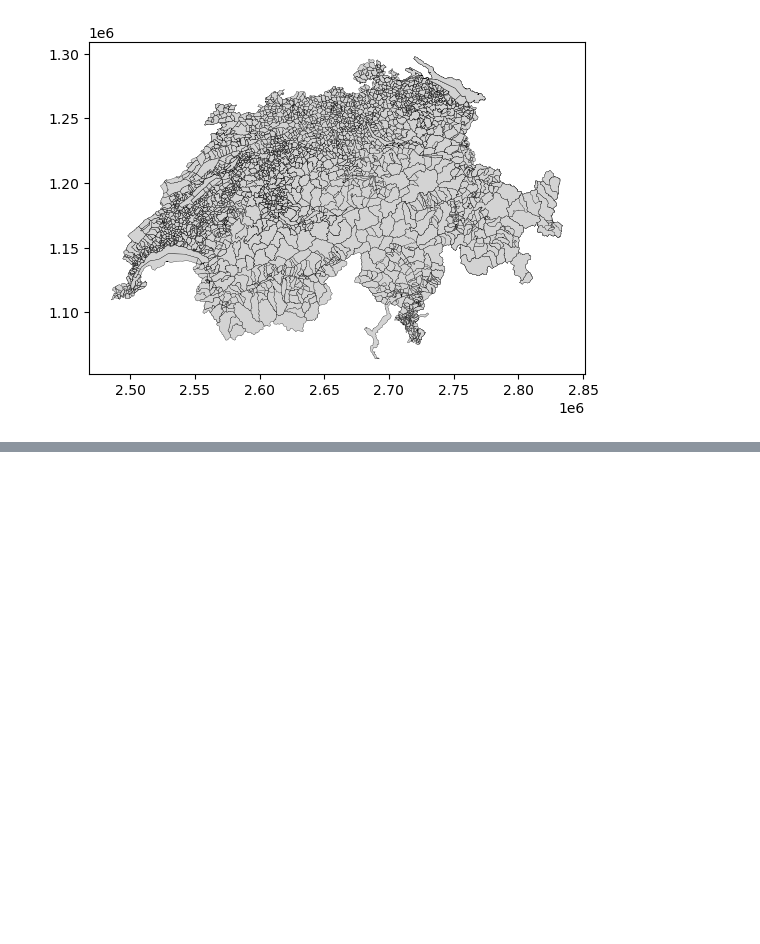
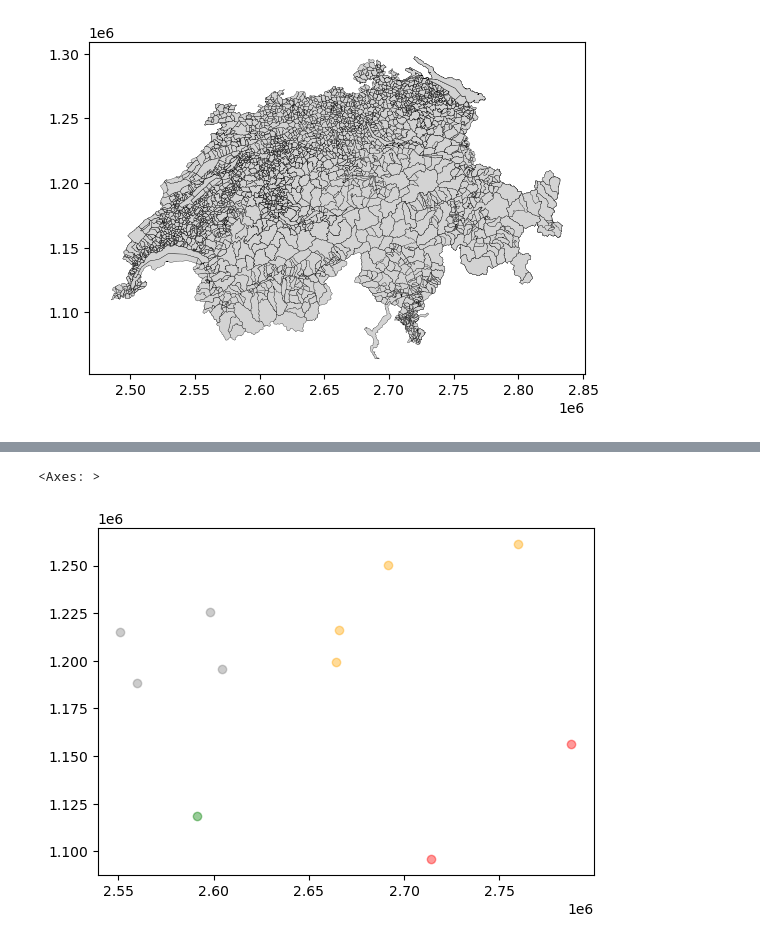
Before and after one commit to SeaWaterProject/introgeodf, a Jupyter notebook: codigopc4.ipynb, the cells around one changed output, grey strips where cells are left out. Drawn from its saved outputs; the diff is of its cells as text; code cells hidden in the pictures; blank space fills up the shorter version.

```diff
--- a/Untitled.ipynb
+++ b/codigopc4.ipynb
@@ -1311,0 +1450,17 @@ gpd.GeoDataFrame(index=[0],data={'BEZNAME':'Bezirk Affoltern'},
+# %%
+# coordinates
+centroidX,centroidY=switzerland_2056.centroid.x.values[0],switzerland_2056.centroid.y.values[0]
+
+# subsets of medium airports
+Switzerland_AirTopLeft=airports_2056[airports_2056.kind=='medium_airport'].cx[:centroidX,centroidY:]
+Switzerland_AirTopRight=airports_2056[airports_2056.kind=='medium_airport'].cx[centroidX:,centroidY:]
+Switzerland_AirBottomLeft=airports_2056[airports_2056.kind=='medium_airport'].cx[:centroidX,:centroidY]
+Switzerland_AirBottomRight=airports_2056[airports_2056.kind=='medium_airport'].cx[centroidX:,:centroidY]
+# %%
+base=Switzerland_AirTopLeft.plot(facecolor='grey', alpha=0.4)
+Switzerland_AirTopRight.plot(ax=base,facecolor='orange', alpha=0.4)
+Switzerland_AirBottomLeft.plot(ax=base,facecolor='green', alpha=0.4)
+Switzerland_AirBottomRight.plot(ax=base,facecolor='red', alpha=0.4)
+# %% [output]
+<Axes: >
+[figure, added]
```
Also changed, not shown: parts of 44 cells of this notebook, 1 other file.
